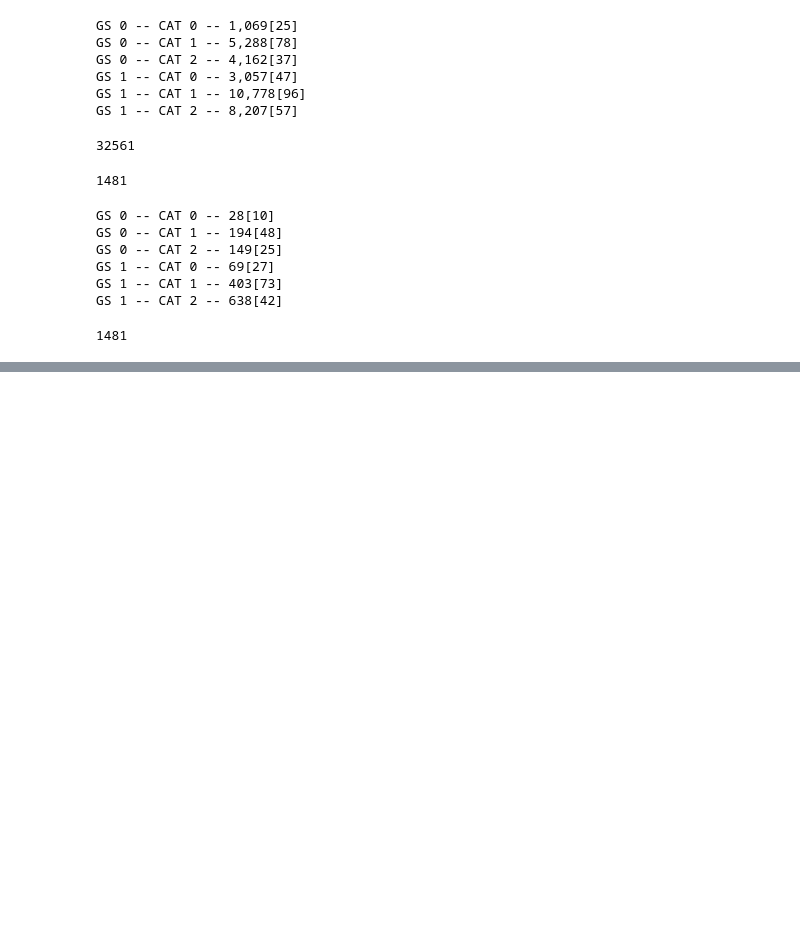
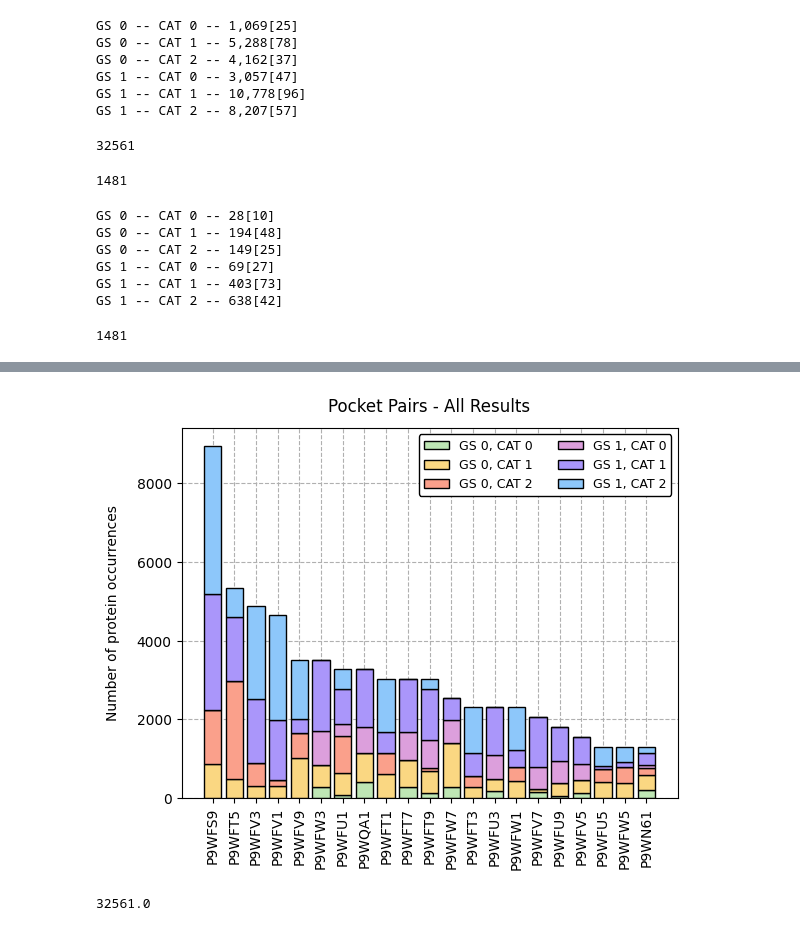
Before and after one commit to ersilia-os/mtb-targeted-protein-degradation, a Jupyter notebook: notebooks/17b_Protein_prioritization_pairs.ipynb, the cells around one changed output, grey strips where cells are left out. Drawn from its saved outputs; the diff is of its cells as text; code cells hidden in the pictures; blank space fills up the shorter version.

Commit message:
pairs

```diff
--- a/notebooks/17b_Protein_prioritization_pairs.ipynb
+++ b/notebooks/17b_Protein_prioritization_pairs.ipynb
@@ -314,13 +298,10 @@ sum(TOTAL)
 # %%
-ERSILIA_COLORS = {(0,0): '#50285A',
+ERSILIA_COLORS = {(0,0): '#BEE6B4',
                   (0,1): '#FAD782',
                   (0,2): '#FAA08B',
                   (1,0): '#DC9FDC',
                   (1,1): '#AA96FA',
-                  (1,2): '#8DC7FA',
-                  (2,0): '#BEE6B4',
-                  (2,1): '#D2D2D2',
-                  (2,2): 'w'}
+                  (1,2): '#8DC7FA'}
 
 inds = sorted(ERSILIA_COLORS)
 # %%
@@ -328,21 +309,27 @@ inds = sorted(ERSILIA_COLORS)
 # %%
 proteins = sorted(PROTEIN_TO_OCCURRENCES_ALL, key=lambda x: sum(PROTEIN_TO_OCCURRENCES_ALL[x].values()), reverse=True)
 
 for c1, protein in enumerate(proteins):
     for c2, ind in enumerate(inds):
         bottom = sum([PROTEIN_TO_OCCURRENCES_ALL[protein][i] for i in inds if i < ind])
         if c1 == 0:
             plt.bar(c1, PROTEIN_TO_OCCURRENCES_ALL[protein][ind], bottom=bottom, color=ERSILIA_COLORS[ind],
-                    edgecolor='black', linewidth=1, zorder=2, label=f"GS {ind[0] if ind[0] != 2 else '>1'}, CAT {ind[1] if ind[1] != 2 else '>1'}")
+                    edgecolor='black', linewidth=1, zorder=2, label=f"GS {ind[0]}, CAT {ind[1]}")
         else:
             plt.bar(c1, PROTEIN_TO_OCCURRENCES_ALL[protein][ind], bottom=bottom, color=ERSILIA_COLORS[ind], edgecolor='black', linewidth=1, zorder=2)
 
-plt.title("Pocket Triplets - All Results", pad=12)
+plt.title("Pocket Pairs - All Results", pad=12)
 plt.ylabel('Number of protein occurrences', labelpad=12)
 plt.xticks([i for i in range(len(proteins))], proteins, rotation=90)
 plt.grid(linestyle='--')
-plt.legend(loc='upper right', framealpha=1, edgecolor='k', ncols=3, prop={'size': 9})
+plt.legend(loc='upper right', framealpha=1, edgecolor='k', ncols=2, prop={'size': 9})
 plt.show()
+# %% [output]
+[figure, added]
+# %%
+sum([sum(PROTEIN_TO_OCCURRENCES_ALL[i].values()) for i in PROTEIN_TO_OCCURRENCES_ALL]) / 2
+# %% [output]
+32561.0
 # %%
 ### POCKETVEC < 0.17 ###
 # %%
```
Also changed, not shown: parts of 11 cells of this notebook.
